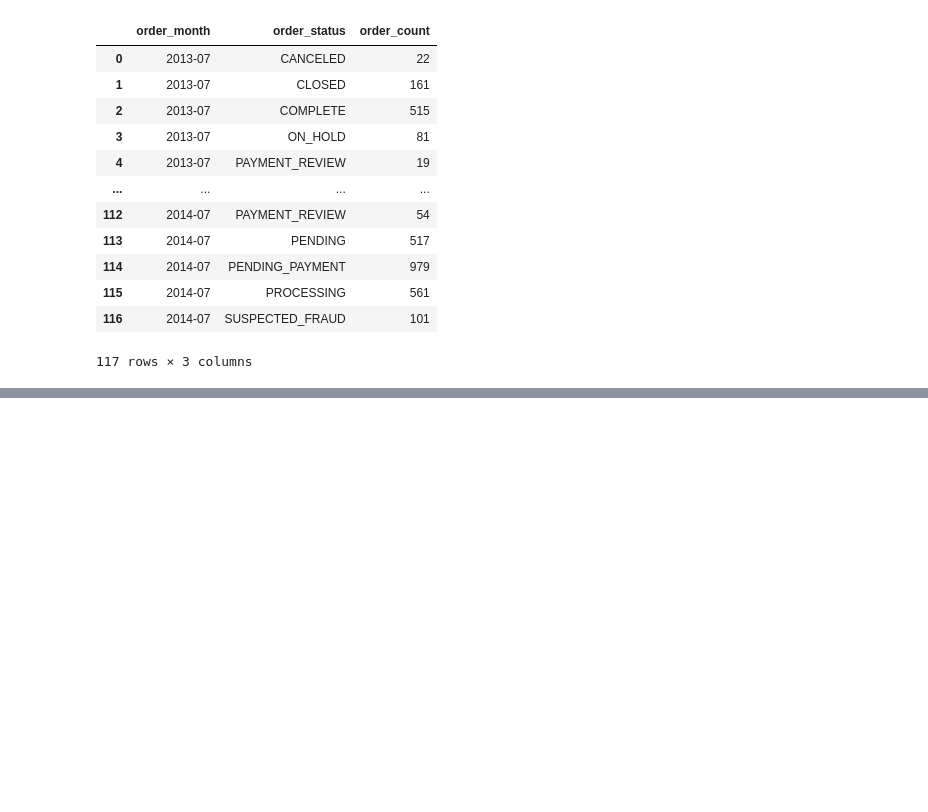
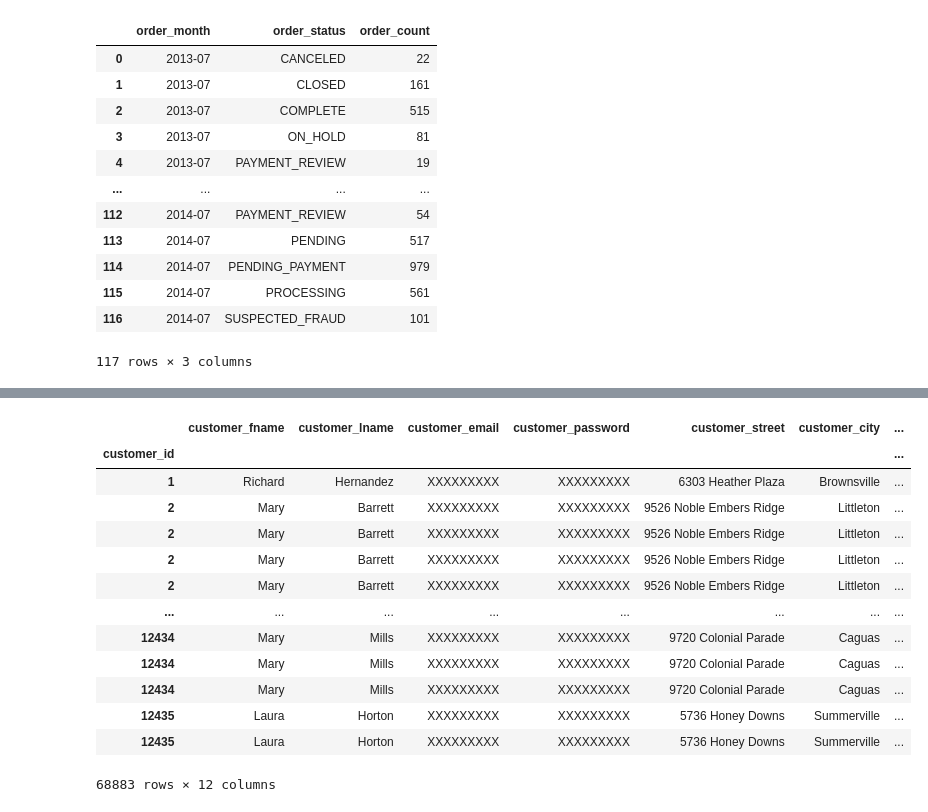
Before and after one commit to usamamirza1234/Pandas-For-Data-Processing, a Jupyter notebook: data_processing.ipynb, the cells around one changed output, grey strips where cells are left out. Saved outputs shown, nothing was run; the diff lists cells and outputs as text; code cells hidden in the pictures; blank space fills up the shorter version.

```diff
--- a/data_processing.ipynb
+++ b/data_processing.ipynb
@@ -207,0 +245,23 @@ orders \
+# %%
+customers = customers.set_index(('customer_id'))
+# %%
+orders = orders.set_index(('order_customer_id'))
+# %%
+customer_orders = customers.join(orders, how='inner')
+# %%
+customer_orders
+# %% [output]
+|  | customer_fname | customer_lname | customer_email | customer_password | customer_street | customer_city | ... |
+| customer_id |  |  |  |  |  |  | ... |
+| 1 | Richard | Hernandez | XXXXXXXXX | XXXXXXXXX | 6303 Heather Plaza | Brownsville | ... |
+| 2 | Mary | Barrett | XXXXXXXXX | XXXXXXXXX | 9526 Noble Embers Ridge | Littleton | ... |
+| 2 | Mary | Barrett | XXXXXXXXX | XXXXXXXXX | 9526 Noble Embers Ridge | Littleton | ... |
+| 2 | Mary | Barrett | XXXXXXXXX | XXXXXXXXX | 9526 Noble Embers Ridge | Littleton | ... |
+| 2 | Mary | Barrett | XXXXXXXXX | XXXXXXXXX | 9526 Noble Embers Ridge | Littleton | ... |
+| ... | ... | ... | ... | ... | ... | ... | ... |
+| 12434 | Mary | Mills | XXXXXXXXX | XXXXXXXXX | 9720 Colonial Parade | Caguas | ... |
+| 12434 | Mary | Mills | XXXXXXXXX | XXXXXXXXX | 9720 Colonial Parade | Caguas | ... |
+| 12434 | Mary | Mills | XXXXXXXXX | XXXXXXXXX | 9720 Colonial Parade | Caguas | ... |
+| 12435 | Laura | Horton | XXXXXXXXX | XXXXXXXXX | 5736 Honey Downs | Summerville | ... |
+| 12435 | Laura | Horton | XXXXXXXXX | XXXXXXXXX | 5736 Honey Downs | Summerville | ... |
+68883 rows × 12 columns
```
Also changed, not shown: parts of 4 cells of this notebook.
